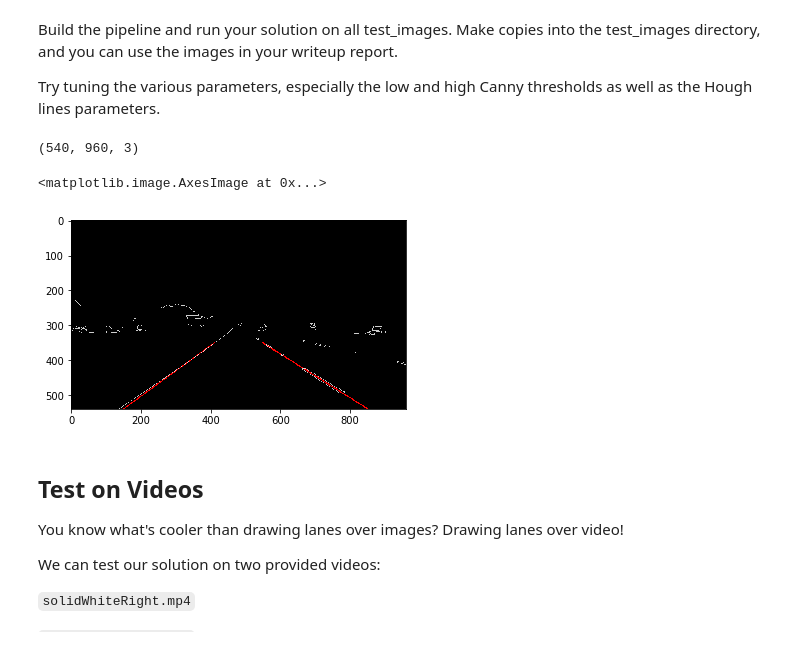
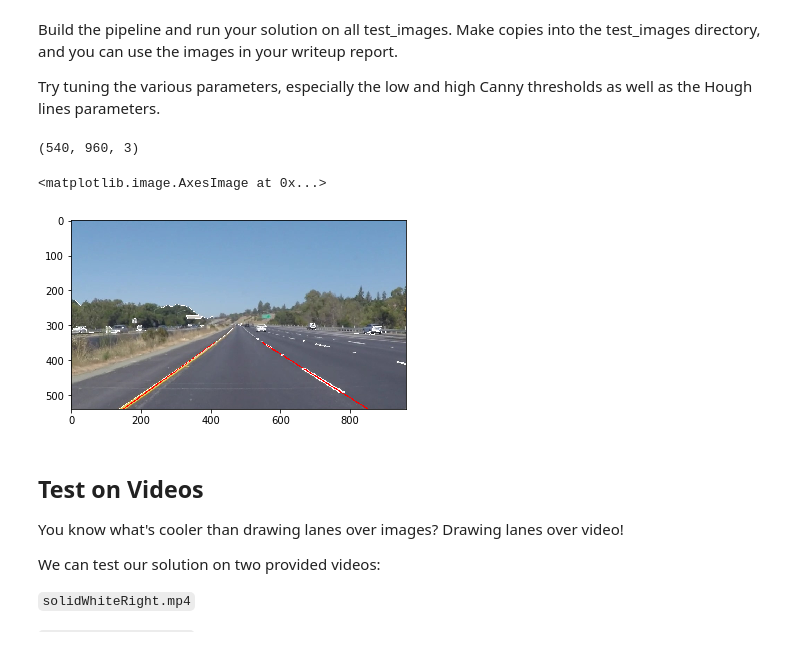
Before and after one commit to alexminnaar/SDC_P1, a Jupyter notebook: P1.ipynb, the cells around one changed output. Cells and saved outputs as stored; diff of their text form; code cells hidden in the pictures.

```diff
--- a/P1.ipynb
+++ b/P1.ipynb
@@ -266,36 +266,36 @@ ignore_mask_color = 255
 
 #apply 4-sided polygon mask to cut out regions outside lane
 imshape = image.shape
 vertices = np.array([[(150,imshape[0]),(460, 315), (490, 315), (imshape[1],imshape[0])]], dtype=np.int32)
 cv2.fillPoly(mask, vertices, ignore_mask_color)
 masked_edges = cv2.bitwise_and(edges, mask)
 
 
 # hough transform params
 rho = 2
 theta = np.pi / 180
 threshold = 15
 min_line_length = 30
 max_line_gap = 15
 line_image = np.copy(image)*0
 
 #find lines
 lines = cv2.HoughLinesP(masked_edges, rho, theta, threshold, np.array([]),
                             min_line_length, max_line_gap)
 
-draw_lines(line_image,lines)
+draw_lines(image,lines)
 
 print imshape
 
 color_edges = np.dstack((edges, edges, edges))
 
 
-lines_edges = cv2.addWeighted(color_edges, 0.8, line_image, 1, 0)
+lines_edges = cv2.addWeighted(color_edges, 0.8, image, 1, 0)
 plt.imshow(lines_edges)
 # %% [output]
 (540, 960, 3)
 <matplotlib.image.AxesImage at 0x...>
-[figure, old version]
+[figure, new version]
 # %% [markdown]
 ## Test on Videos
 
```
Also changed, not shown: parts of 4 cells of this notebook.
